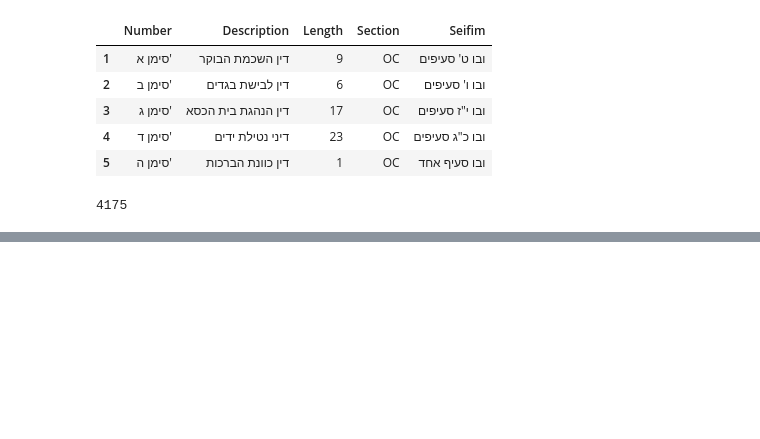
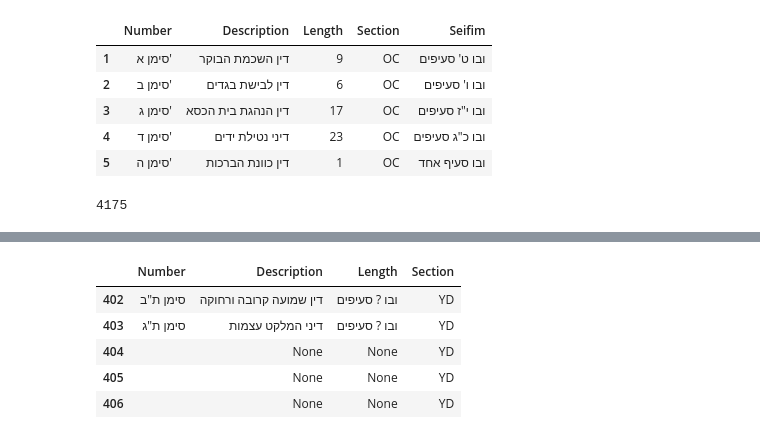
Before and after one commit to lordgrenville/shulchan-aruch-count, a Jupyter notebook: shulchan aruch.ipynb, the cells around one changed output, grey strips where cells are left out. Drawn from its saved outputs; the diff is of its cells as text; code cells hidden in the pictures; blank space fills up the shorter version.

```diff
--- a/shulchan aruch.ipynb
+++ b/shulchan aruch.ipynb
@@ -206,0 +108,9 @@ for i in soup.findAll('a', text=simanim):
+# %%
+df.tail()
+# %% [output]
+|  | Number | Description | Length | Section |
+| 402 | סימן ת"ב | דין שמועה קרובה ורחוקה | ובו ? סעיפים | YD |
+| 403 | סימן ת"ג | דיני המלקט עצמות | ובו ? סעיפים | YD |
+| 404 |  | None | None | YD |
+| 405 |  | None | None | YD |
+| 406 |  | None | None | YD |
```
Also changed, not shown: parts of 69 cells of this notebook.
